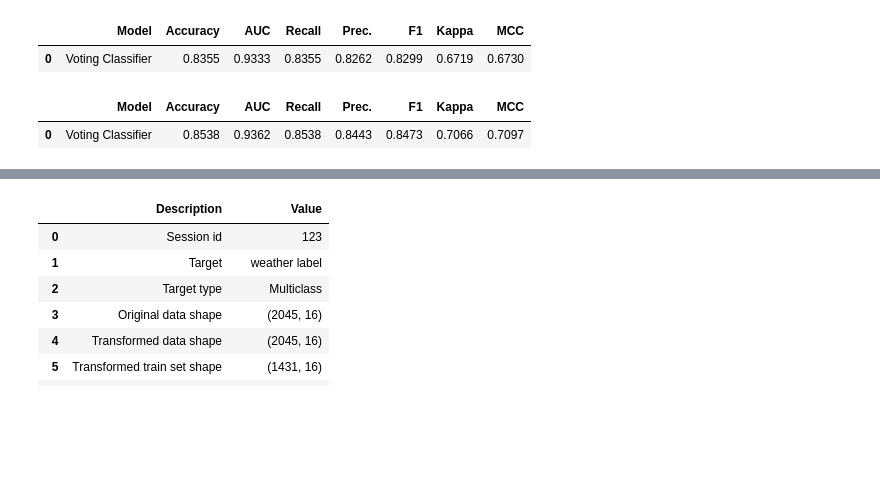
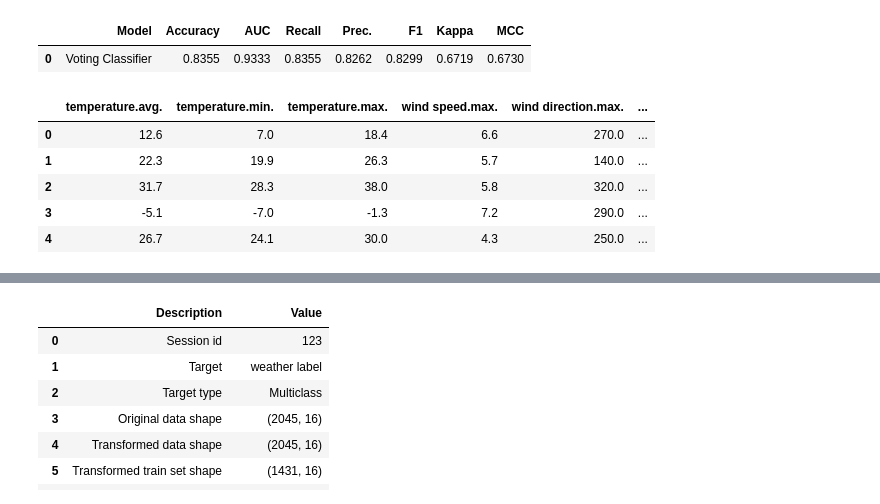
Before and after one commit to hyuntae99/Multivariate-Data-Analysis, a Jupyter notebook: pycaret_final.ipynb, the cells around one changed output, grey strips where cells are left out. Saved outputs shown, nothing was run; the diff lists cells and outputs as text; code cells hidden in the pictures; blank space fills up the shorter version.

```diff
--- a/pycaret_final.ipynb
+++ b/pycaret_final.ipynb
@@ -502,10 +502,16 @@ Fitting 10 folds for each of 10 candidates, totalling 100 fits
 |  | Model | Accuracy | AUC | Recall | Prec. | F1 | Kappa | MCC |
 | 0 | Voting Classifier | 0.8355 | 0.9333 | 0.8355 | 0.8262 | 0.8299 | 0.6719 | 0.6730 |
 # %%
+dataset = get_data('data_test')
+
 import pandas as pd
-predictions = predict_model(final_model_tuned_blend3, data=test)
+predictions = predict_model(final_model_tuned_blend3, data=dataset)
 
 predictions.to_csv('predictions.csv', index=False)
 # %% [output]
-|  | Model | Accuracy | AUC | Recall | Prec. | F1 | Kappa | MCC |
-| 0 | Voting Classifier | 0.8538 | 0.9362 | 0.8538 | 0.8443 | 0.8473 | 0.7066 | 0.7097 |
+|  | temperature.avg. | temperature.min. | temperature.max. | wind speed.max. | wind direction.max. | ... |
+| 0 | 12.6 | 7.0 | 18.4 | 6.6 | 270.0 | ... |
+| 1 | 22.3 | 19.9 | 26.3 | 5.7 | 140.0 | ... |
+| 2 | 31.7 | 28.3 | 38.0 | 5.8 | 320.0 | ... |
+| 3 | -5.1 | -7.0 | -1.3 | 7.2 | 290.0 | ... |
+| 4 | 26.7 | 24.1 | 30.0 | 4.3 | 250.0 | ... |
```
Also changed, not shown: parts of 1 cell of this notebook.
